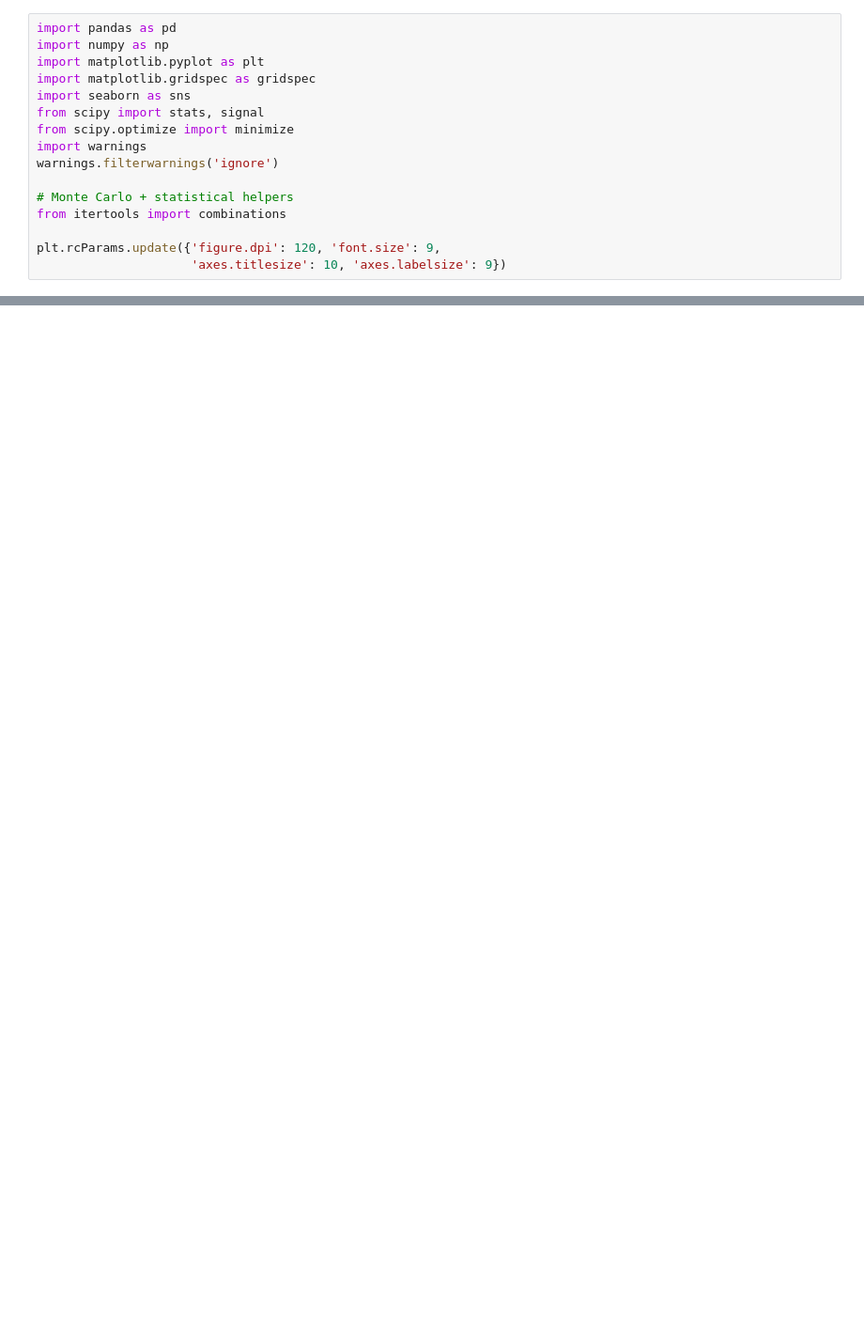
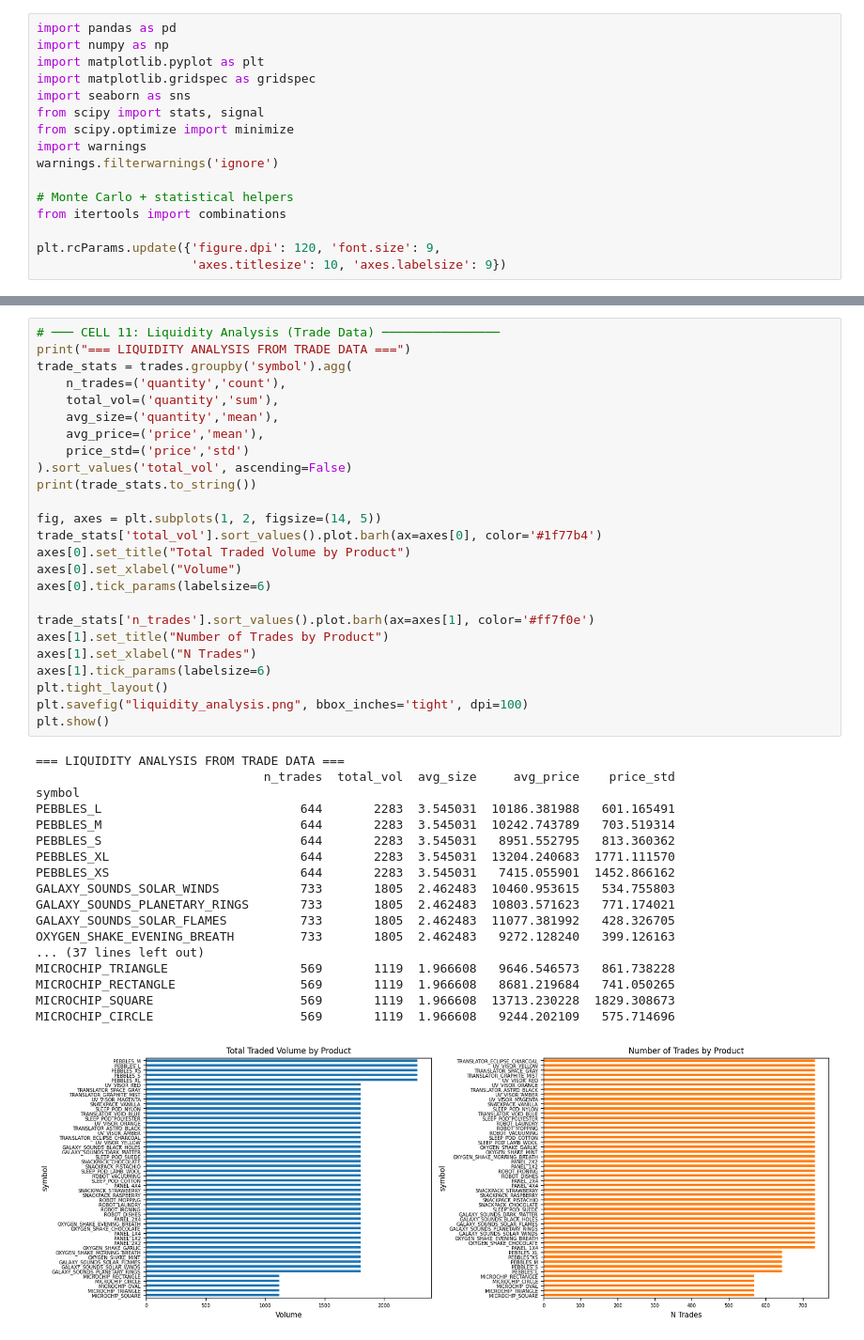
Before and after one commit to Prathama-1/Prosperity-4---Solo42, a Jupyter notebook: Round5_dataset_analysis.ipynb, the cells around one changed output, grey strips where cells are left out. Shown at 94% size. Drawn from its saved outputs; the diff is of its cells as text; blank space fills up the shorter version.

```diff
--- a/Round5_dataset_analysis.ipynb
+++ b/Round5_dataset_analysis.ipynb
@@ -264,0 +556,44 @@ plt.show()
+# %%
+# ─── CELL 11: Liquidity Analysis (Trade Data) ────────────────
+print("=== LIQUIDITY ANALYSIS FROM TRADE DATA ===")
+trade_stats = trades.groupby('symbol').agg(
+    n_trades=('quantity','count'),
+    total_vol=('quantity','sum'),
+    avg_size=('quantity','mean'),
+    avg_price=('price','mean'),
+    price_std=('price','std')
+).sort_values('total_vol', ascending=False)
+print(trade_stats.to_string())
+
+fig, axes = plt.subplots(1, 2, figsize=(14, 5))
+trade_stats['total_vol'].sort_values().plot.barh(ax=axes[0], color='#1f77b4')
+axes[0].set_title("Total Traded Volume by Product")
+axes[0].set_xlabel("Volume")
+axes[0].tick_params(labelsize=6)
+
+trade_stats['n_trades'].sort_values().plot.barh(ax=axes[1], color='#ff7f0e')
+axes[1].set_title("Number of Trades by Product")
+axes[1].set_xlabel("N Trades")
+axes[1].tick_params(labelsize=6)
+plt.tight_layout()
+plt.savefig("liquidity_analysis.png", bbox_inches='tight', dpi=100)
+plt.show()
+# %% [output]
+=== LIQUIDITY ANALYSIS FROM TRADE DATA ===
+                               n_trades  total_vol  avg_size     avg_price    price_std
+symbol
+PEBBLES_L                           644       2283  3.545031  10186.381988   601.165491
+PEBBLES_M                           644       2283  3.545031  10242.743789   703.519314
+PEBBLES_S                           644       2283  3.545031   8951.552795   813.360362
+PEBBLES_XL                          644       2283  3.545031  13204.240683  1771.111570
+PEBBLES_XS                          644       2283  3.545031   7415.055901  1452.866162
+GALAXY_SOUNDS_SOLAR_WINDS           733       1805  2.462483  10460.953615   534.755803
+GALAXY_SOUNDS_PLANETARY_RINGS       733       1805  2.462483  10803.571623   771.174021
+GALAXY_SOUNDS_SOLAR_FLAMES          733       1805  2.462483  11077.381992   428.326705
+OXYGEN_SHAKE_EVENING_BREATH         733       1805  2.462483   9272.128240   399.126163
+... (37 lines left out)
+MICROCHIP_TRIANGLE                  569       1119  1.966608   9646.546573   861.738228
+MICROCHIP_RECTANGLE                 569       1119  1.966608   8681.219684   741.050265
+MICROCHIP_SQUARE                    569       1119  1.966608  13713.230228  1829.308673
+MICROCHIP_CIRCLE                    569       1119  1.966608   9244.202109   575.714696
+[figure, added]
```
Also changed, not shown: parts of 10 cells of this notebook.
